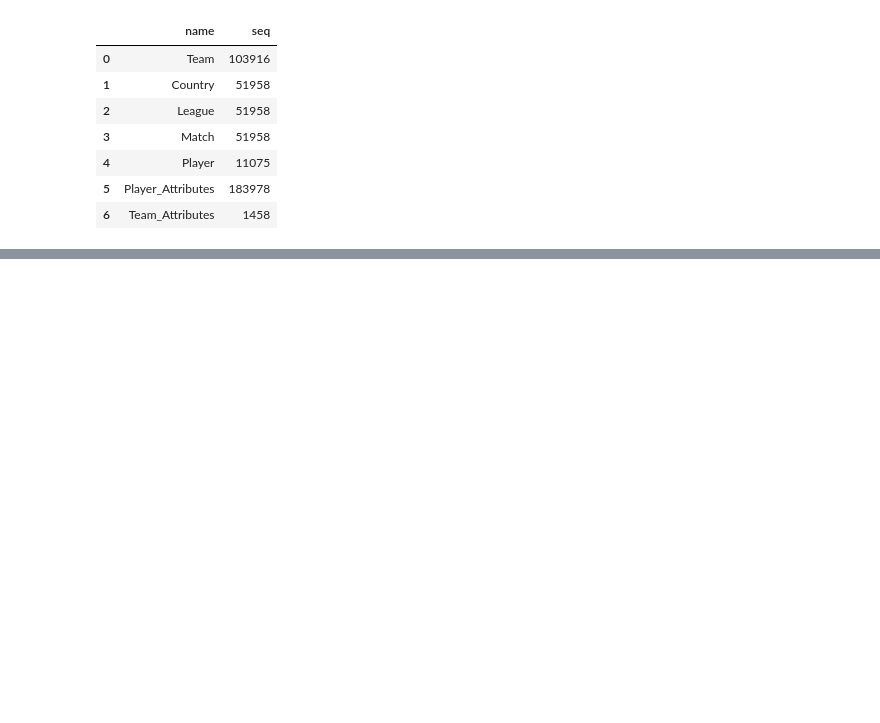
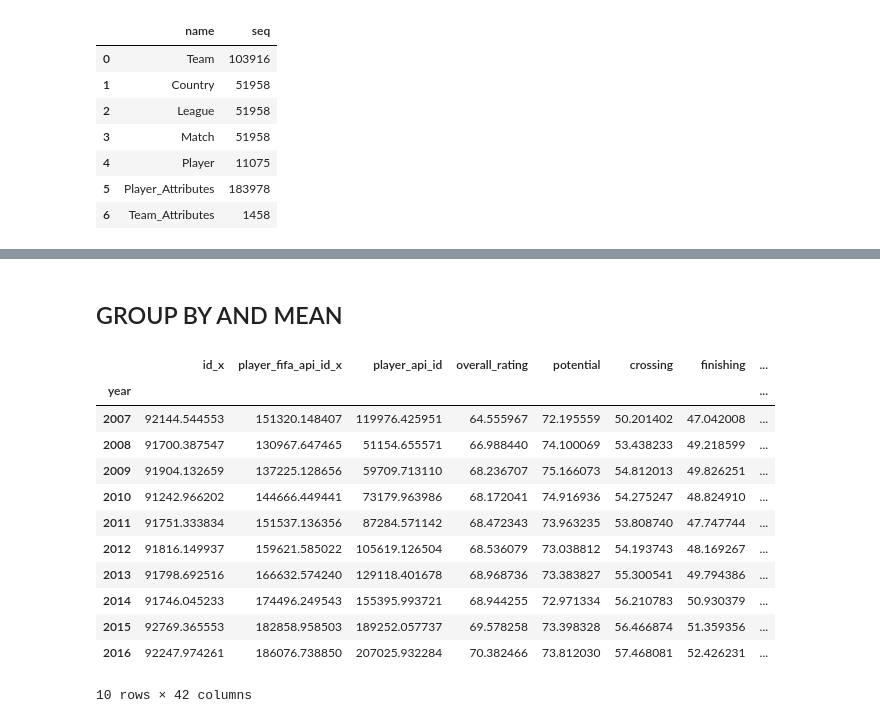
Before and after one commit to mamerchandmedi/Field_positions_classification, a Jupyter notebook: TOY.ipynb, the cells around one changed output, grey strips where cells are left out. Saved outputs shown, nothing was run; the diff lists cells and outputs as text; code cells hidden in the pictures; blank space fills up the shorter version.

```diff
--- a/TOY.ipynb
+++ b/TOY.ipynb
@@ -137,0 +230,19 @@ team_data[team_data.team_api_id==match_data.iloc[some_match].away_team_api_id]
+# %% [markdown]
+## GROUP BY AND MEAN
+# %%
+adf=players_all_data.groupby("year").mean()
+adf
+# %% [output]
+|  | id_x | player_fifa_api_id_x | player_api_id | overall_rating | potential | crossing | finishing | ... |
+| year |  |  |  |  |  |  |  | ... |
+| 2007 | 92144.544553 | 151320.148407 | 119976.425951 | 64.555967 | 72.195559 | 50.201402 | 47.042008 | ... |
+| 2008 | 91700.387547 | 130967.647465 | 51154.655571 | 66.988440 | 74.100069 | 53.438233 | 49.218599 | ... |
+| 2009 | 91904.132659 | 137225.128656 | 59709.713110 | 68.236707 | 75.166073 | 54.812013 | 49.826251 | ... |
+| 2010 | 91242.966202 | 144666.449441 | 73179.963986 | 68.172041 | 74.916936 | 54.275247 | 48.824910 | ... |
+| 2011 | 91751.333834 | 151537.136356 | 87284.571142 | 68.472343 | 73.963235 | 53.808740 | 47.747744 | ... |
+| 2012 | 91816.149937 | 159621.585022 | 105619.126504 | 68.536079 | 73.038812 | 54.193743 | 48.169267 | ... |
+| 2013 | 91798.692516 | 166632.574240 | 129118.401678 | 68.968736 | 73.383827 | 55.300541 | 49.794386 | ... |
+| 2014 | 91746.045233 | 174496.249543 | 155395.993721 | 68.944255 | 72.971334 | 56.210783 | 50.930379 | ... |
+| 2015 | 92769.365553 | 182858.958503 | 189252.057737 | 69.578258 | 73.398328 | 56.466874 | 51.359356 | ... |
+| 2016 | 92247.974261 | 186076.738850 | 207025.932284 | 70.382466 | 73.812030 | 57.468081 | 52.426231 | ... |
+10 rows × 42 columns
```
Also changed, not shown: parts of 26 cells of this notebook.
